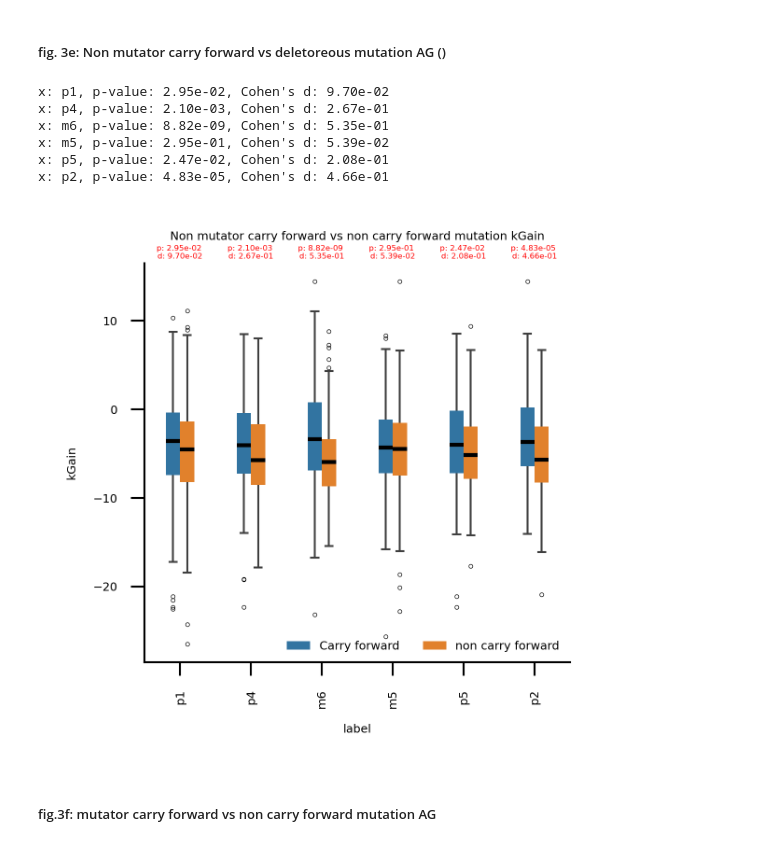
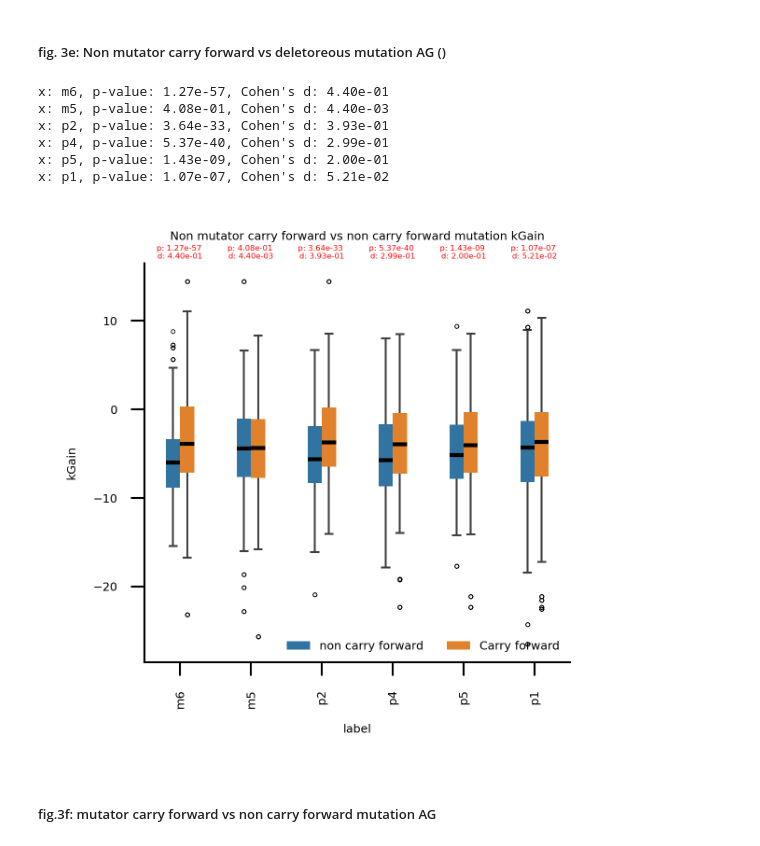
Before and after one commit to cellsemantics/Oligo_Promotion, a Jupyter notebook: figure/main figures/fig3/fig3.ipynb, the cells around one changed output. Cells and saved outputs as stored; diff of their text form; code cells hidden in the pictures.

```diff
--- a/figure/main figures/fig3/fig3.ipynb
+++ b/figure/main figures/fig3/fig3.ipynb
@@ -142,3 +158,6 @@ df_allele_generation.head()
+# %%
+df_allele_generation["Gene"] = df_allele_generation["Gene"].str.strip()
+df_allele_generation["Allele"] = df_allele_generation["Allele"].str.strip()
 # %% [markdown]
 ##### Create dataset having all mutation info in proper form for easy calculation
 ##### Make a dataframe having column ['label', 'CHROM', 'Position', 'Gene', 'Allele', 'Annotation', 'generation', 'allele count', 'generation_number']
@@ -330,3 +313 @@ df_allele_generation["mutation type"] = np.where(df_allele_generation[ 'number_o
 ##### Where number_of_mutations> median number of mutations, assign it Carry forward otherwise assign non carry forward
-# %%
-df_allele_generation.sort_values(by="mutation type", inplace=True)
@@ -332,0 +320,2 @@ df_allele_generation.sort_values(by="mutation type", inplace=True)
+# %%
+kgain_mutation = pd.merge(all_mutation, df_allele_generation[['CHROM', 'Gene', 'Position', 'label', 'Allele', "mutation type"]].drop_duplicates(), on = ['CHROM', 'Gene', 'Position', 'label', 'Allele'])
@@ -376,25 +383,25 @@ p6: Mann-Whitney U Test  p-value = 0.9999999992241883
 # %%
 fig, ax = plt.subplots(1, 1, dpi = 600, figsize = (2.1, 2.1))
 
-ax = sns.boxplot(df_allele_generation[df_allele_generation["label"].isin(non_mutator_list)], x = "label", y = "accumulated_gain", hue = "mutation type", ax=ax, boxprops=dict(edgecolor="black", linewidth=0), flierprops=dict(marker='o', markeredgecolor='black'), width=0.4,linewidth=0.5, fliersize=0.15, dodge=True, medianprops={"color": "black","linewidth":1})
+ax = sns.boxplot(kgain_mutation[kgain_mutation["label"].isin(non_mutator_list)], x = "label", y = "AG", hue = "mutation type", ax=ax, boxprops=dict(edgecolor="black", linewidth=0), flierprops=dict(marker='o', markeredgecolor='black'), width=0.4,linewidth=0.5, fliersize=0.15, dodge=True, medianprops={"color": "black","linewidth":1})
 ax= utility.custom_figure_axis(ax, fontsize=3, show_ticks = True)
 ax.legend(ncol = 2, fontsize=3, frameon=False)
 ax.set_title("Non mutator carry forward vs non carry forward mutation kGain", fontsize=3)
 ax.set_ylabel("kGain")
-ax = utility.return_box_with_p_effect_size(ax, data = df_allele_generation[df_allele_generation["label"].isin(non_mutator_list)], x_columns = 'label', y_columns = 'accumulated_gain', group1_name = 'Carry forward', group2_name = 'non carry forward', y_pos = 17, hue_columns="mutation type", fontsize=2)
+ax = utility.return_box_with_p_effect_size(ax, data = kgain_mutation[kgain_mutation["label"].isin(non_mutator_list)], x_columns = 'label', y_columns = 'AG', group1_name = 'Carry forward', group2_name = 'non carry forward', y_pos = 17, hue_columns="mutation type", fontsize=2)
 
 
 plt.tight_layout()
 
 # plt.savefig("../figure/Non mutator carry forward vs deletoreous mutation AG.pdf", dpi = 600)
 # %% [output]
-x: p1, p-value: 2.95e-02, Cohen's d: 9.70e-02
-x: p4, p-value: 2.10e-03, Cohen's d: 2.67e-01
-x: m6, p-value: 8.82e-09, Cohen's d: 5.35e-01
-x: m5, p-value: 2.95e-01, Cohen's d: 5.39e-02
-x: p5, p-value: 2.47e-02, Cohen's d: 2.08e-01
-x: p2, p-value: 4.83e-05, Cohen's d: 4.66e-01
+x: m6, p-value: 1.27e-57, Cohen's d: 4.40e-01
+x: m5, p-value: 4.08e-01, Cohen's d: 4.40e-03
+x: p2, p-value: 3.64e-33, Cohen's d: 3.93e-01
+x: p4, p-value: 5.37e-40, Cohen's d: 2.99e-01
+x: p5, p-value: 1.43e-09, Cohen's d: 2.00e-01
+x: p1, p-value: 1.07e-07, Cohen's d: 5.21e-02
-[figure, old version]
+[figure, new version]
 # %% [markdown]
 ##### fig.3f: mutator carry forward vs non carry forward mutation AG
 # %%
```
Also changed, not shown: parts of 18 cells of this notebook.
